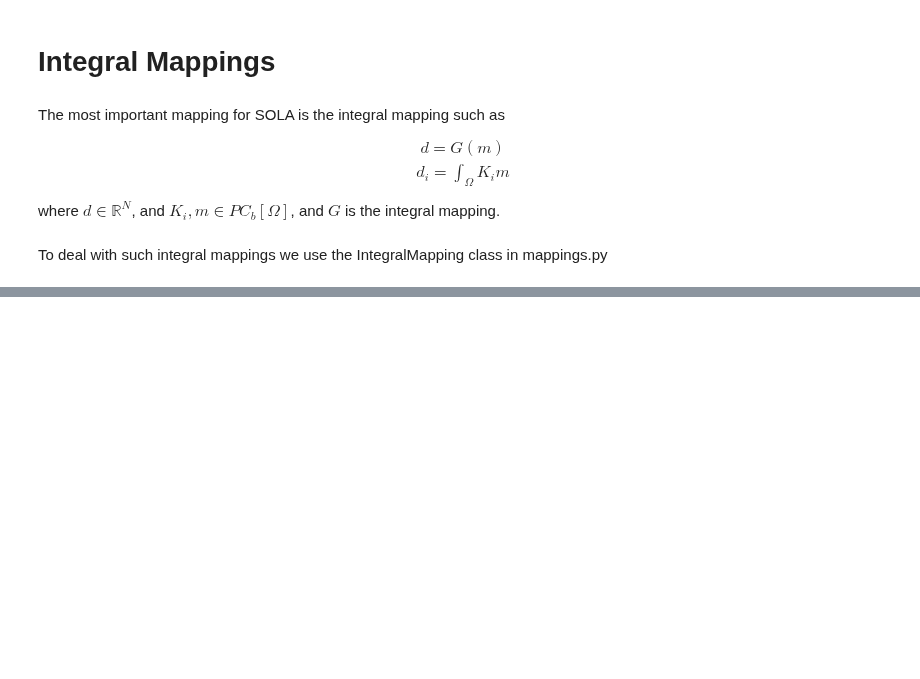
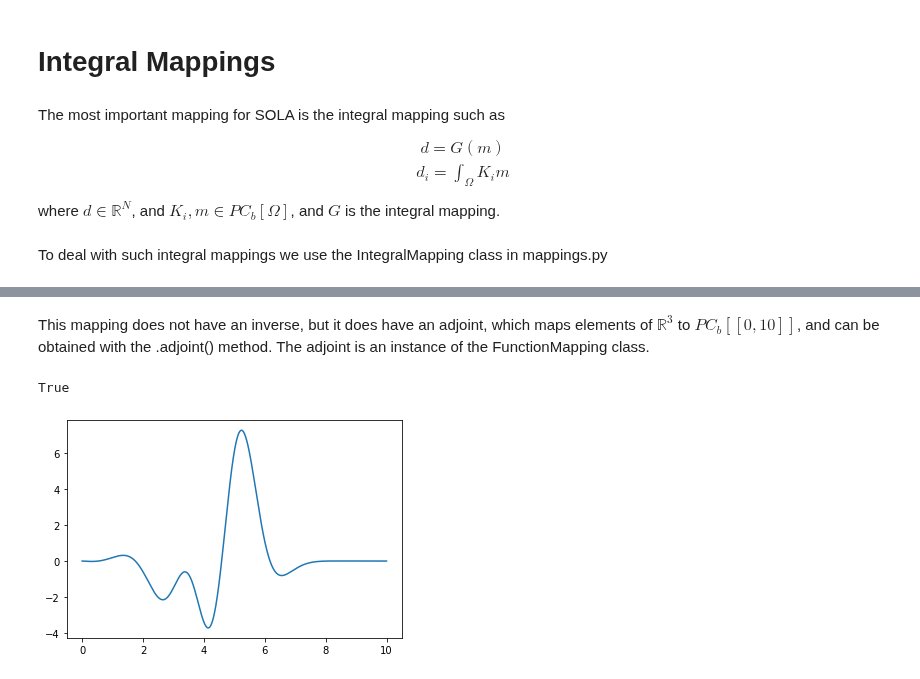
Before and after one commit to Adrian-Mag/SOLA_DLI, a Jupyter notebook: Integral_Mappings.ipynb, the cells around one changed output, grey strips where cells are left out. Cells and saved outputs as stored; diff of their text form; code cells hidden in the pictures; blank space fills up the shorter version.

```diff
--- a/Integral_Mappings.ipynb
+++ b/Integral_Mappings.ipynb
@@ -37,0 +54,14 @@ func.plot()
+# %% [markdown]
+This mapping does not have an inverse, but it does have an adjoint, which maps elements of $\mathbb{R}^3$ to $PC_b[[0,10]]$, and can be obtained with the .adjoint() method. The adjoint is an instance of the FunctionMapping class.
+# %%
+G_adj = G.adjoint()
+
+vector = np.array([[1],[1],[1]])
+print(data_space.check_if_member(vector))
+g = G_adj.map(vector)
+
+plt.plot(function_domain.mesh, g.evaluate(function_domain.mesh)[1])
+plt.show()
+# %% [output]
+True
+[figure, added]
```
Also changed, not shown: parts of 4 cells of this notebook, 3 other files.
